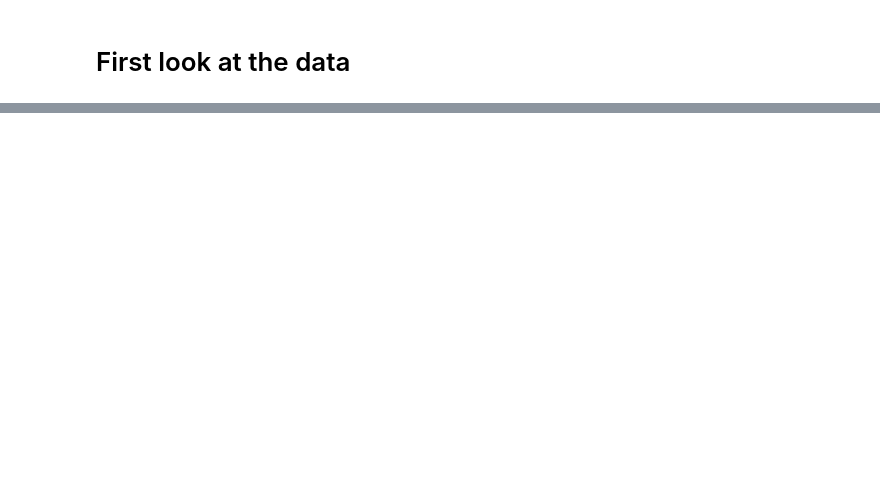
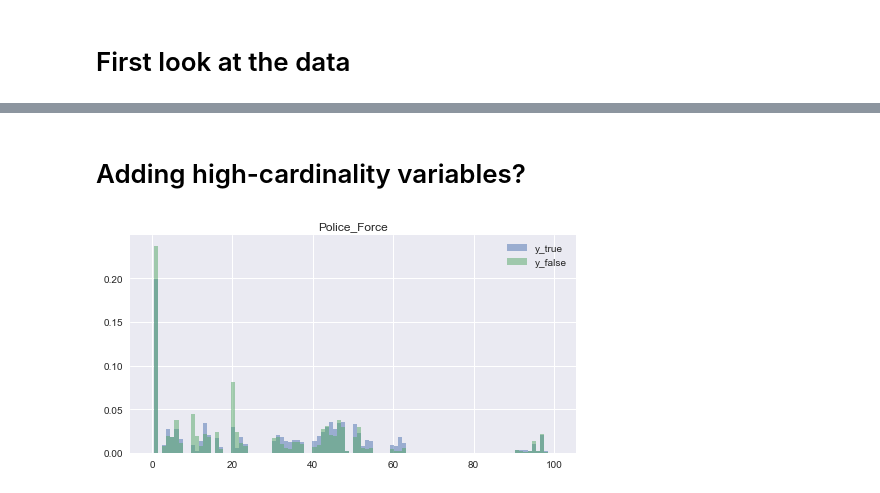
Before and after one commit to mangano/road_accidents, a Jupyter notebook: road_accidents.ipynb, the cells around one changed output, grey strips where cells are left out. Drawn from its saved outputs; the diff is of its cells as text; code cells hidden in the pictures; blank space fills up the shorter version.

```diff
--- a/road_accidents.ipynb
+++ b/road_accidents.ipynb
@@ -28,0 +26,10 @@ df_input       = pd.read_csv('../data/road_data_accidents.csv', low_memory=False
+# %%
+dfs = []
+for file in [#'../data/road_data_accidents_2017.csv',
+             #'../data/road_data_accidents_2018.csv',
+             '../data/road_data_accidents_2019.csv']:
+    df  = pd.read_csv(file, low_memory=False)
+    dfs.append(df)
+df_raw = pd.concat(dfs)
+
+print (f'Number of entries= {len(df_input)}')
@@ -60,0 +107,2 @@ memory usage: 28.7+ MB
+# %% [markdown]
+# Adding high-cardinality variables?
@@ -60,0 +111,9 @@ memory usage: 28.7+ MB
+# %%
+df_input = ra.pre_processing(df_raw, keep_police_force=True)
+# %%
+y_true  = df_input[df_input['y']==1]
+y_false = df_input[df_input['y']==0]
+# %%
+ra.plot_one_var_vs_y('Police_Force', y_true, y_false, np.linspace(-0.5,100.5,101))
+# %% [output]
+[figure, added]
```
Also changed, not shown: parts of 16 cells of this notebook, 2 other files.
